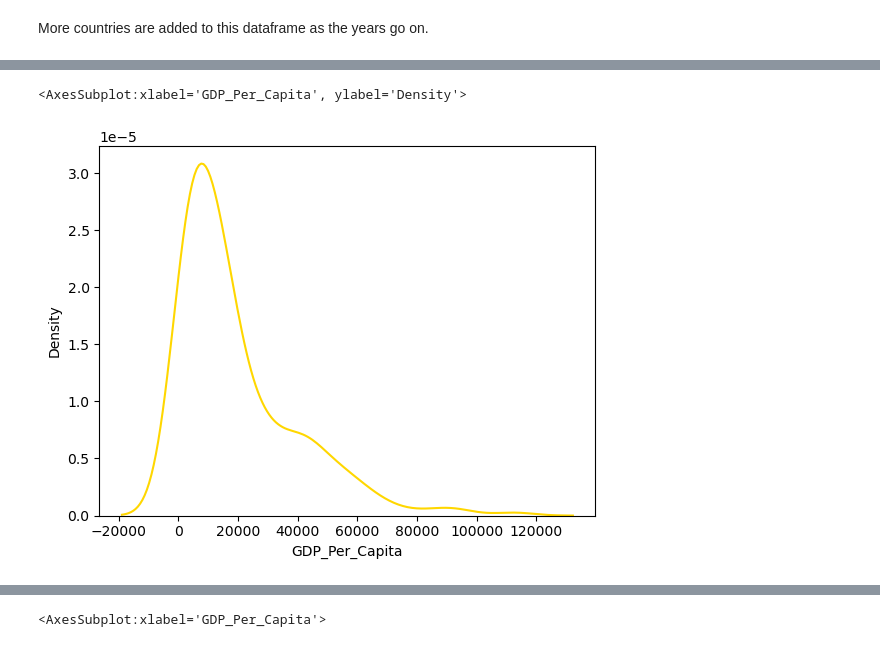
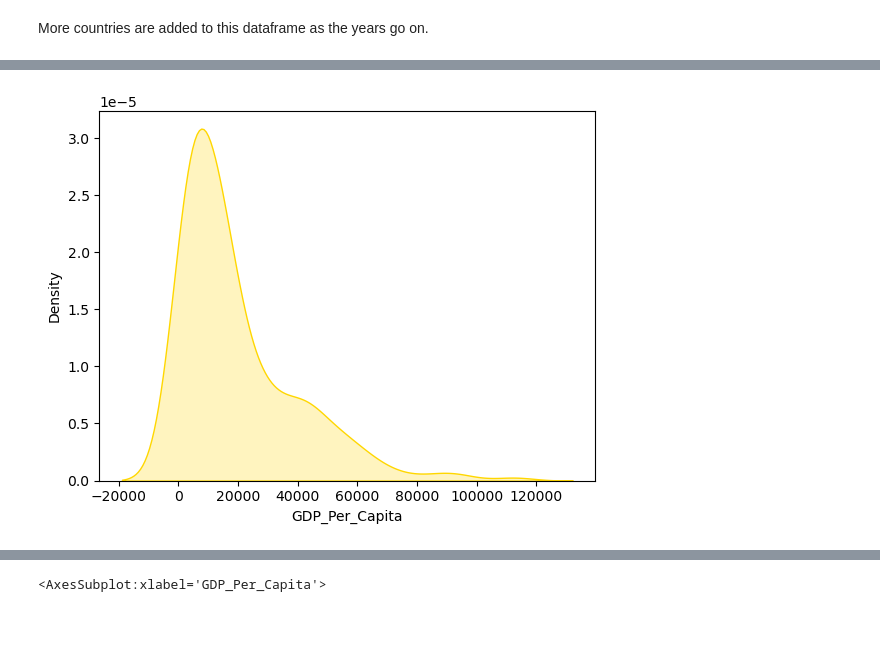
Before and after one commit to NSS-Data-Analytics-Cohort-8/gdp-and-internet-usage-jtbest, a Jupyter notebook: notebooks/un_project.ipynb, the cells around one changed output, grey strips where cells are left out. Saved outputs shown, nothing was run; the diff lists cells and outputs as text; code cells hidden in the pictures.

```diff
--- a/notebooks/un_project.ipynb
+++ b/notebooks/un_project.ipynb
@@ -124,7 +105,6 @@ sns.displot(gdp_2020["GDP_Per_Capita"])
 [figure]
 # %%
-sns.kdeplot(gdp_2020['GDP_Per_Capita'], color = 'gold')
+sns.kdeplot(gdp_2020['GDP_Per_Capita'], color = 'gold', fill = 'orange');
 # %% [output]
-<AxesSubplot:xlabel='GDP_Per_Capita', ylabel='Density'>
-[figure, old version]
+[figure, new version]
 # %%
```
Also changed, not shown: parts of 12 cells of this notebook.
